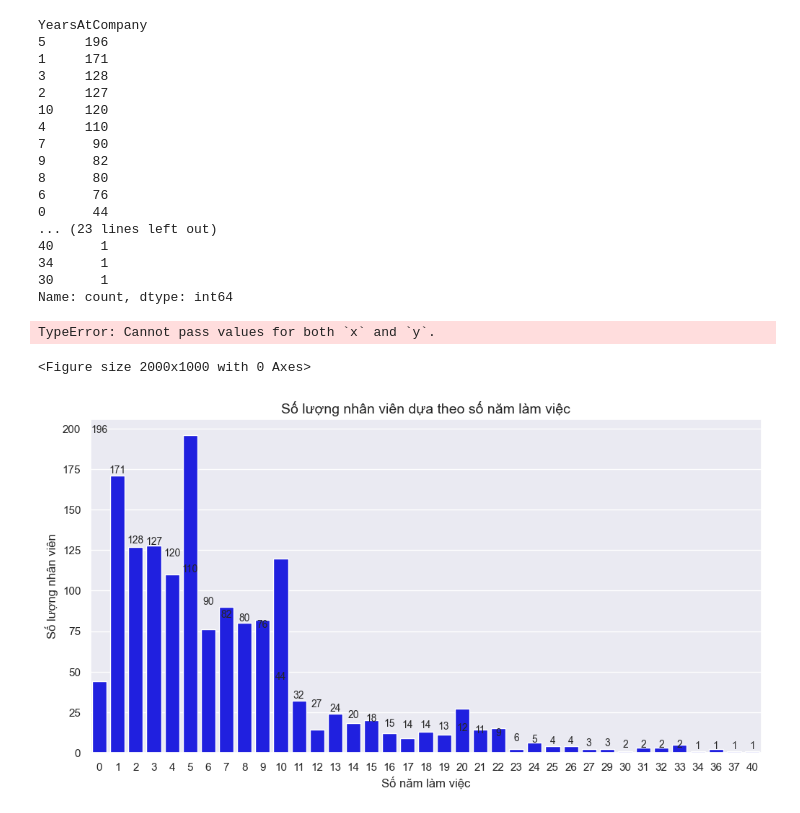
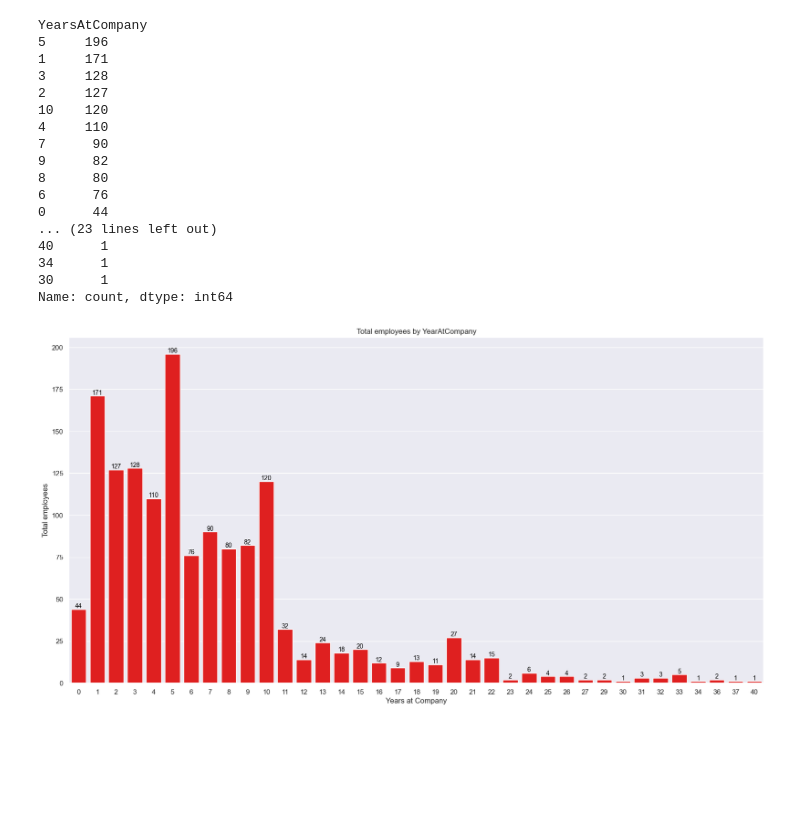
Before and after one commit to daominhthuan42/mindx-data-analytics-bootcamp, a Jupyter notebook: 00_MODULE_1/FINAL_PROJECT/02_PYTHON/FINAL_PROJECT.ipynb, the cells around one changed output. Cells and saved outputs as stored; diff of their text form; code cells hidden in the pictures; blank space fills up the shorter version.

```diff
--- a/00_MODULE_1/FINAL_PROJECT/02_PYTHON/FINAL_PROJECT.ipynb
+++ b/00_MODULE_1/FINAL_PROJECT/02_PYTHON/FINAL_PROJECT.ipynb
@@ -333,46 +333,23 @@ YearsAtCompany
 Name: count, dtype: int64
 # %%
 # Tính toán số lượng nhân viên theo số năm làm việc
-years_at_company_counts = df['YearsAtCompany'].value_counts().reset_index()
-years_at_company_counts.columns = ['YearsAtCompany', 'EmployeeCount']
-
-
+# years_at_company_counts = df['YearsAtCompany'].value_counts().reset_index()
+# years_at_company_counts.columns = ['YearsAtCompany', 'EmployeeCount']
 # Sử dụng countplot để trực quan hóa
 plt.figure(figsize=(20,10))
 # sns.countplot(x=df['YearsAtCompany'])
-ax = sns.countplot(data = years_at_company_counts, x = "YearsAtCompany", y = "EmployeeNumber", color="red")
+ax = sns.countplot(data = df, x = "YearsAtCompany", color="red")
 # Thêm số liệu trên các cột
 for p in ax.patches:
     ax.annotate(f'{int(p.get_height())}',
                 (p.get_x() + p.get_width() / 2., p.get_height()),
                 ha='center', va='center',
                 fontsize=10, color='black',
                 xytext=(0, 5),
                 textcoords='offset points')
 plt.title("Total employees by YearAtCompany")
 plt.xlabel("Years at Company")
 plt.ylabel("Total employees")
 plt.show()
 # %% [output]
-TypeError: Cannot pass values for both `x` and `y`.
-<Figure size 2000x1000 with 0 Axes>
+[figure, added]
-# %%
-# Tính toán số lượng nhân viên theo số năm làm việc
-years_at_company_counts = df['YearsAtCompany'].value_counts().reset_index()
-years_at_company_counts.columns = ['YearsAtCompany', 'EmployeeCount']
-
-# Vẽ barplot
-plt.figure(figsize=(12, 6))
-sns.barplot(data=years_at_company_counts, x='YearsAtCompany', y='EmployeeCount', color='blue')
-
-# Thêm số liệu trên các cột
-for index, row in years_at_company_counts.iterrows():
-    plt.text(row.name, row['EmployeeCount'], int(row['EmployeeCount']), ha='center', va='bottom', fontsize=10)
-
-# Thiết lập tiêu đề và nhãn
-plt.title("Số lượng nhân viên dựa theo số năm làm việc", fontsize=14)
-plt.xlabel("Số năm làm việc", fontsize=12)
-plt.ylabel("Số lượng nhân viên", fontsize=12)
-plt.show()
-# %% [output]
-[figure, removed]
```
